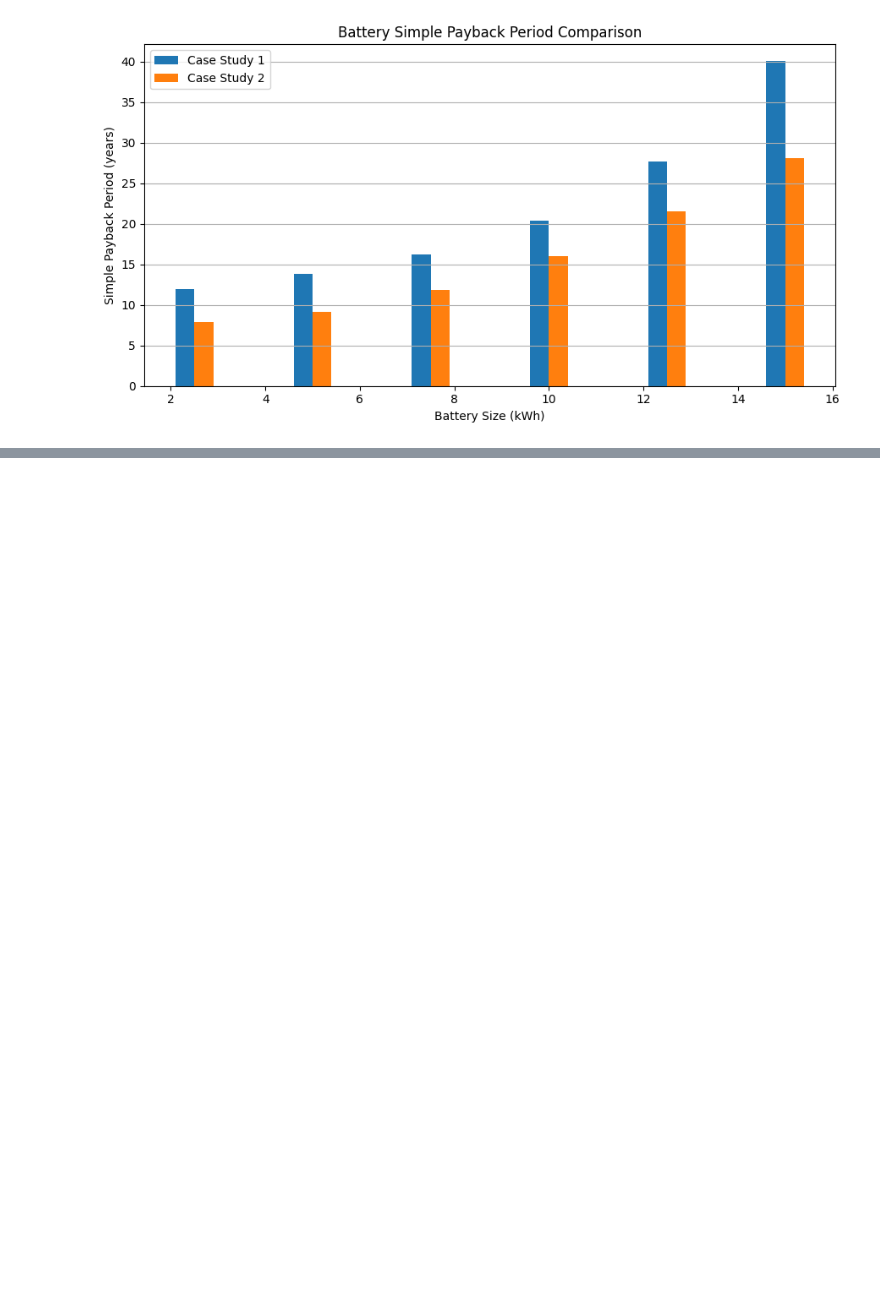
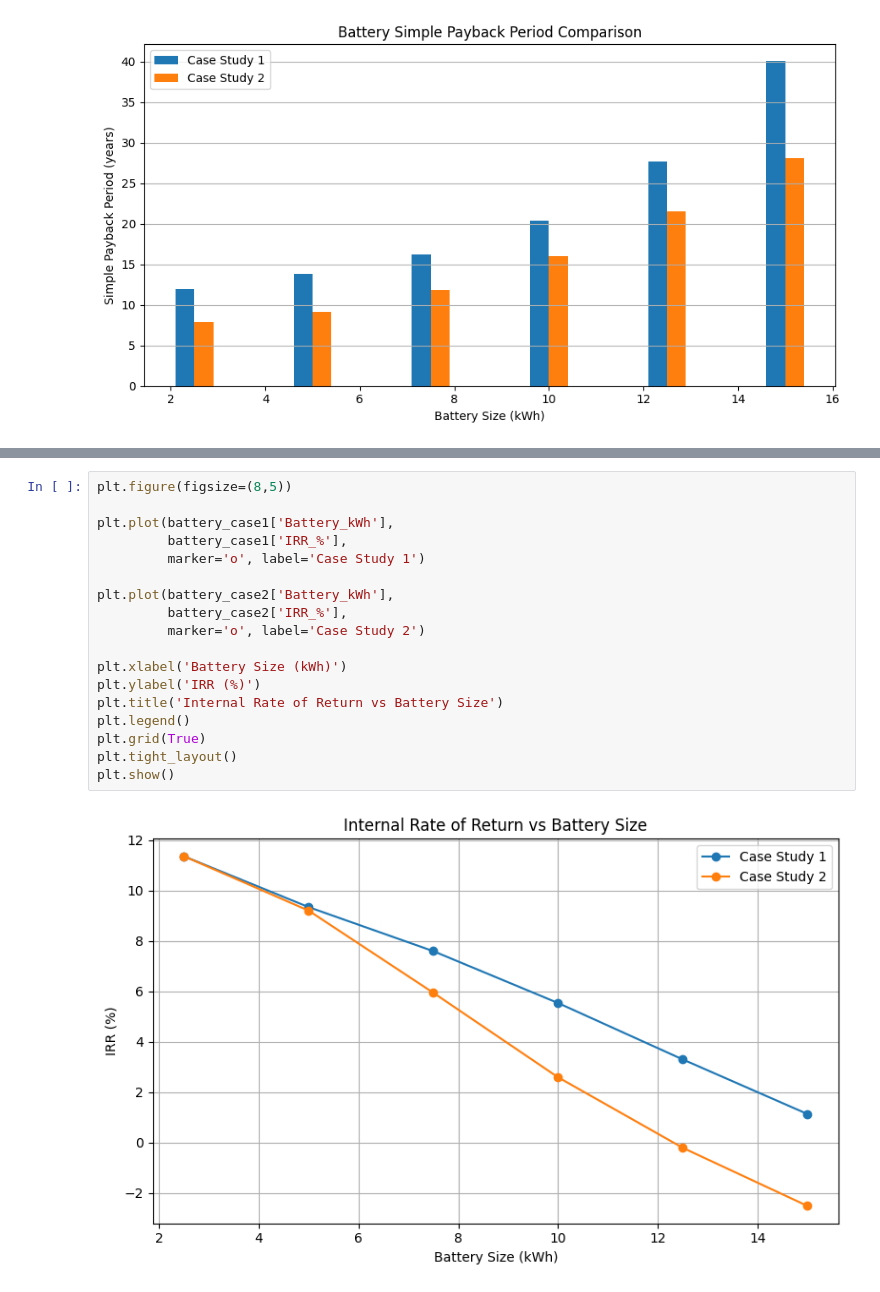
Before and after one commit to p-sav/PFDA, a Jupyter notebook: Project/Energy_analysis.ipynb, the cells around one changed output, grey strips where cells are left out. Drawn from its saved outputs; the diff is of its cells as text; blank space fills up the shorter version.

```diff
--- a/Project/Energy_analysis.ipynb
+++ b/Project/Energy_analysis.ipynb
@@ -2067,0 +2291,20 @@ plt.show()
+# %%
+plt.figure(figsize=(8,5))
+
+plt.plot(battery_case1['Battery_kWh'],
+         battery_case1['IRR_%'],
+         marker='o', label='Case Study 1')
+
+plt.plot(battery_case2['Battery_kWh'],
+         battery_case2['IRR_%'],
+         marker='o', label='Case Study 2')
+
+plt.xlabel('Battery Size (kWh)')
+plt.ylabel('IRR (%)')
+plt.title('Internal Rate of Return vs Battery Size')
+plt.legend()
+plt.grid(True)
+plt.tight_layout()
+plt.show()
+# %% [output]
+[figure, added]
```
Also changed, not shown: parts of 16 cells of this notebook.
